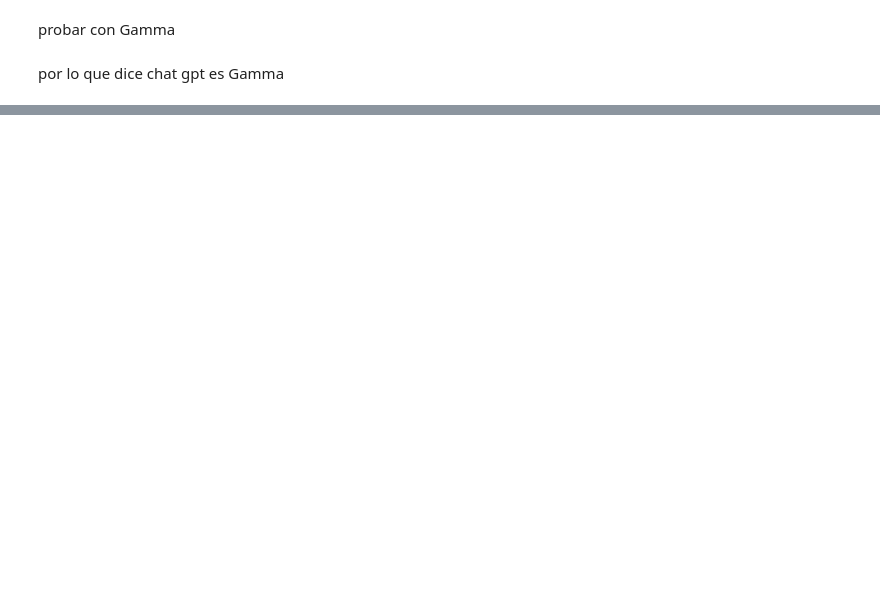
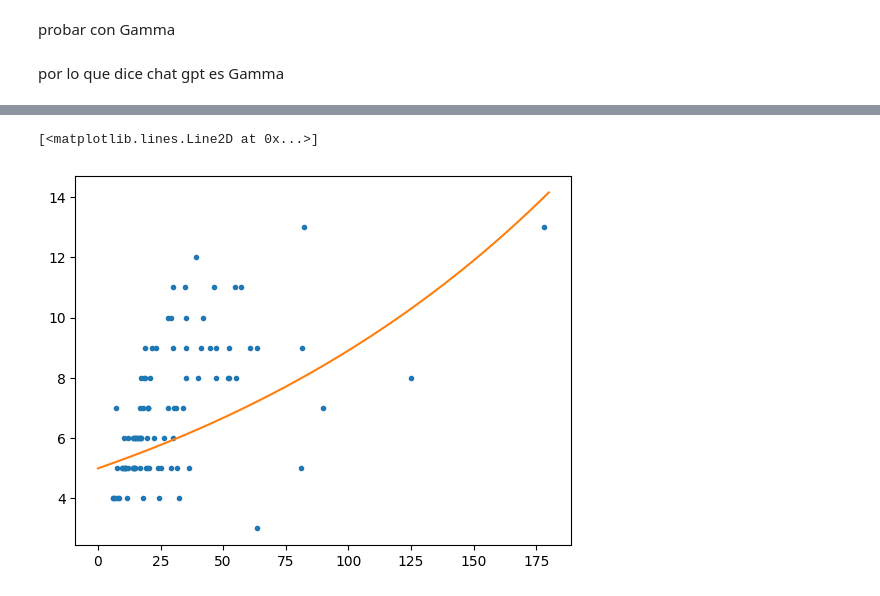
Before and after one commit to nazarenomm/estadistica_inferencia, a Jupyter notebook: clases/ejercicio_bloques.ipynb, the cells around one changed output, grey strips where cells are left out. Cells and saved outputs as stored; diff of their text form; code cells hidden in the pictures; blank space fills up the shorter version.

```diff
--- a/clases/ejercicio_bloques.ipynb
+++ b/clases/ejercicio_bloques.ipynb
@@ -94,0 +141,11 @@ por lo que dice chat gpt es Gamma
+# %%
+beta_0, beta_1 = result_normal.x
+
+X_estimacion = np.linspace(0, 180, 100000)
+mu_pred = np.exp(beta_0 + beta_1 * X_estimacion)
+
+plt.plot(df["Time"], Y, ".")
+plt.plot(X_estimacion, mu_pred)
+# %% [output]
+[<matplotlib.lines.Line2D at 0x...>]
+[figure, added]
```
Also changed, not shown: parts of 9 cells of this notebook, 6 other files.
